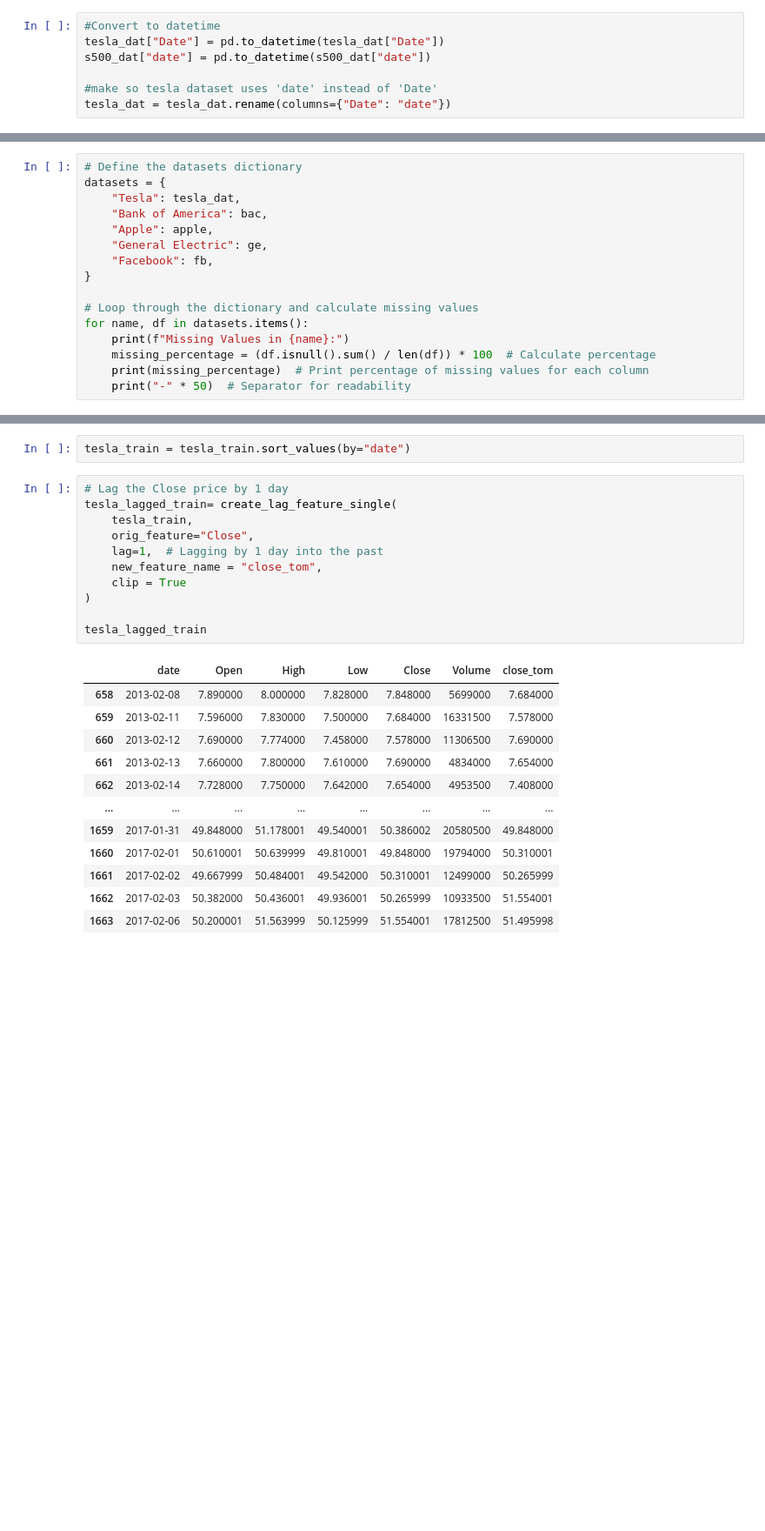
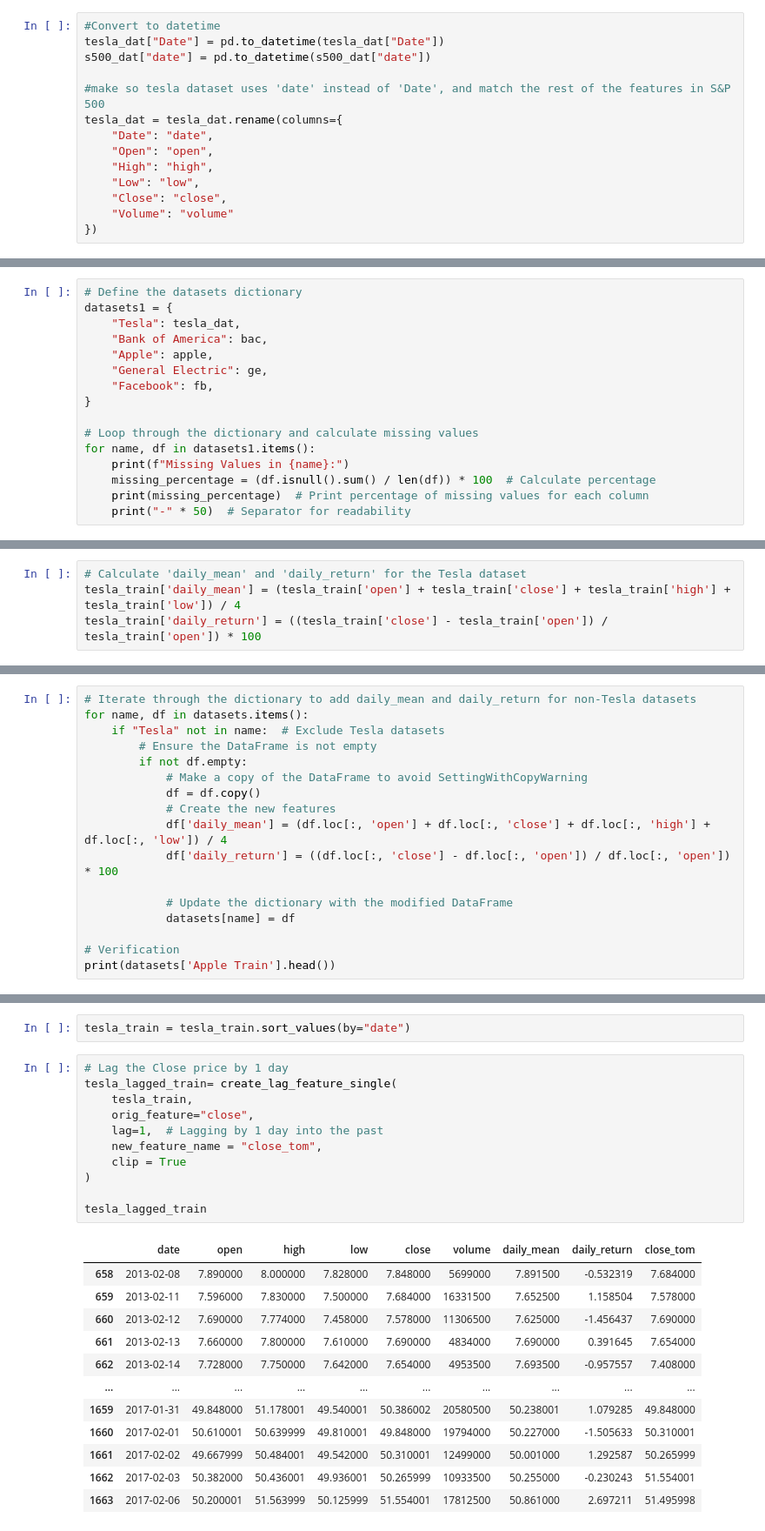
Before and after one commit to Vondent/stock-price-analysis, a Jupyter notebook: stock-price-analysis.ipynb, the cells around one changed output, grey strips where cells are left out. Shown at 87% size. Drawn from its saved outputs; the diff is of its cells as text; blank space fills up the shorter version.

```diff
--- a/stock-price-analysis.ipynb
+++ b/stock-price-analysis.ipynb
@@ -167,8 +167,15 @@ Since we see that we have a sequence of dates with a single row per date, we can
 tesla_dat["Date"] = pd.to_datetime(tesla_dat["Date"])
 s500_dat["date"] = pd.to_datetime(s500_dat["date"])
 
-#make so tesla dataset uses 'date' instead of 'Date'
-tesla_dat = tesla_dat.rename(columns={"Date": "date"})
+#make so tesla dataset uses 'date' instead of 'Date', and match the rest of the features in S&P 500
+tesla_dat = tesla_dat.rename(columns={
+    "Date": "date",
+    "Open": "open",
+    "High": "high",
+    "Low": "low",
+    "Close": "close",
+    "Volume": "volume"
+})
 # %%
 #Code taken from Kaggle Notebook https://www.kaggle.com/code/avikumart/timeseries-stock-price-analysis-forecasting
 
@@ -342,7 +349,7 @@ Facebook Test Date Range: 2017-02-08 00:00:00 to 2018-02-07 00:00:00
 We will first explore if there are any missing values, by using a dictionary and iterating through the datesets, we can explore the percentages of missing values for each respective dataset.  Ideally this should've been done before splitting because having missing values in our testing set could complicate our model and introduce bias.
 # %%
 # Define the datasets dictionary
-datasets = {
+datasets1 = {
     "Tesla": tesla_dat,
     "Bank of America": bac,
     "Apple": apple,
@@ -351,7 +358,7 @@ datasets = {
 }
 
 # Loop through the dictionary and calculate missing values
-for name, df in datasets.items():
+for name, df in datasets1.items():
     print(f"Missing Values in {name}:")
     missing_percentage = (df.isnull().sum() / len(df)) * 100  # Calculate percentage
     print(missing_percentage)  # Print percentage of missing values for each column
@@ -702,0 +728,4 @@ add `daily_return` feature where it is $\frac{close-open}{open}$ * 100
+# %%
+# Calculate 'daily_mean' and 'daily_return' for the Tesla dataset
+tesla_train['daily_mean'] = (tesla_train['open'] + tesla_train['close'] + tesla_train['high'] + tesla_train['low']) / 4
+tesla_train['daily_return'] = ((tesla_train['close'] - tesla_train['open']) / tesla_train['open']) * 100
@@ -702,0 +751,17 @@ add `daily_return` feature where it is $\frac{close-open}{open}$ * 100
+# %%
+# Iterate through the dictionary to add daily_mean and daily_return for non-Tesla datasets
+for name, df in datasets.items():
+    if "Tesla" not in name:  # Exclude Tesla datasets
+        # Ensure the DataFrame is not empty
+        if not df.empty:
+            # Make a copy of the DataFrame to avoid SettingWithCopyWarning
+            df = df.copy()
+            # Create the new features
+            df['daily_mean'] = (df.loc[:, 'open'] + df.loc[:, 'close'] + df.loc[:, 'high'] + df.loc[:, 'low']) / 4
+            df['daily_return'] = ((df.loc[:, 'close'] - df.loc[:, 'open']) / df.loc[:, 'open']) * 100
+
+            # Update the dictionary with the modified DataFrame
+            datasets[name] = df
+
+# Verification
+print(datasets['Apple Train'].head())
@@ -755,24 +859,24 @@ tesla_train = tesla_train.sort_values(by="date")
 # %%
 # Lag the Close price by 1 day
 tesla_lagged_train= create_lag_feature_single(
     tesla_train,
-    orig_feature="Close",
+    orig_feature="close",
     lag=1,  # Lagging by 1 day into the past
     new_feature_name = "close_tom",
     clip = True
 )
 
 tesla_lagged_train
 # %% [output]
-|  | date | Open | High | Low | Close | Volume | close_tom |
-| 658 | 2013-02-08 | 7.890000 | 8.000000 | 7.828000 | 7.848000 | 5699000 | 7.684000 |
-| 659 | 2013-02-11 | 7.596000 | 7.830000 | 7.500000 | 7.684000 | 16331500 | 7.578000 |
-| 660 | 2013-02-12 | 7.690000 | 7.774000 | 7.458000 | 7.578000 | 11306500 | 7.690000 |
-| 661 | 2013-02-13 | 7.660000 | 7.800000 | 7.610000 | 7.690000 | 4834000 | 7.654000 |
-| 662 | 2013-02-14 | 7.728000 | 7.750000 | 7.642000 | 7.654000 | 4953500 | 7.408000 |
-| ... | ... | ... | ... | ... | ... | ... | ... |
-| 1659 | 2017-01-31 | 49.848000 | 51.178001 | 49.540001 | 50.386002 | 20580500 | 49.848000 |
-| 1660 | 2017-02-01 | 50.610001 | 50.639999 | 49.810001 | 49.848000 | 19794000 | 50.310001 |
-| 1661 | 2017-02-02 | 49.667999 | 50.484001 | 49.542000 | 50.310001 | 12499000 | 50.265999 |
-| 1662 | 2017-02-03 | 50.382000 | 50.436001 | 49.936001 | 50.265999 | 10933500 | 51.554001 |
-| 1663 | 2017-02-06 | 50.200001 | 51.563999 | 50.125999 | 51.554001 | 17812500 | 51.495998 |
+|  | date | open | high | low | close | volume | daily_mean | daily_return | close_tom |
+| 658 | 2013-02-08 | 7.890000 | 8.000000 | 7.828000 | 7.848000 | 5699000 | 7.891500 | -0.532319 | 7.684000 |
+| 659 | 2013-02-11 | 7.596000 | 7.830000 | 7.500000 | 7.684000 | 16331500 | 7.652500 | 1.158504 | 7.578000 |
+| 660 | 2013-02-12 | 7.690000 | 7.774000 | 7.458000 | 7.578000 | 11306500 | 7.625000 | -1.456437 | 7.690000 |
+| 661 | 2013-02-13 | 7.660000 | 7.800000 | 7.610000 | 7.690000 | 4834000 | 7.690000 | 0.391645 | 7.654000 |
+| 662 | 2013-02-14 | 7.728000 | 7.750000 | 7.642000 | 7.654000 | 4953500 | 7.693500 | -0.957557 | 7.408000 |
+| ... | ... | ... | ... | ... | ... | ... | ... | ... | ... |
+| 1659 | 2017-01-31 | 49.848000 | 51.178001 | 49.540001 | 50.386002 | 20580500 | 50.238001 | 1.079285 | 49.848000 |
+| 1660 | 2017-02-01 | 50.610001 | 50.639999 | 49.810001 | 49.848000 | 19794000 | 50.227000 | -1.505633 | 50.310001 |
+| 1661 | 2017-02-02 | 49.667999 | 50.484001 | 49.542000 | 50.310001 | 12499000 | 50.001000 | 1.292587 | 50.265999 |
+| 1662 | 2017-02-03 | 50.382000 | 50.436001 | 49.936001 | 50.265999 | 10933500 | 50.255000 | -0.230243 | 51.554001 |
+| 1663 | 2017-02-06 | 50.200001 | 51.563999 | 50.125999 | 51.554001 | 17812500 | 50.861000 | 2.697211 | 51.495998 |
```
Also changed, not shown: parts of 21 cells of this notebook.
